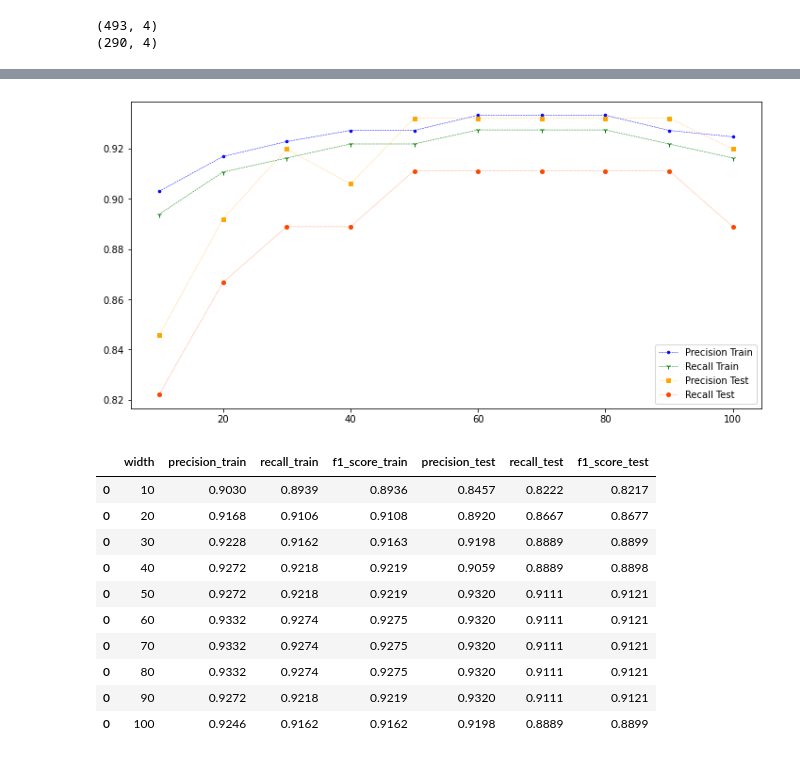
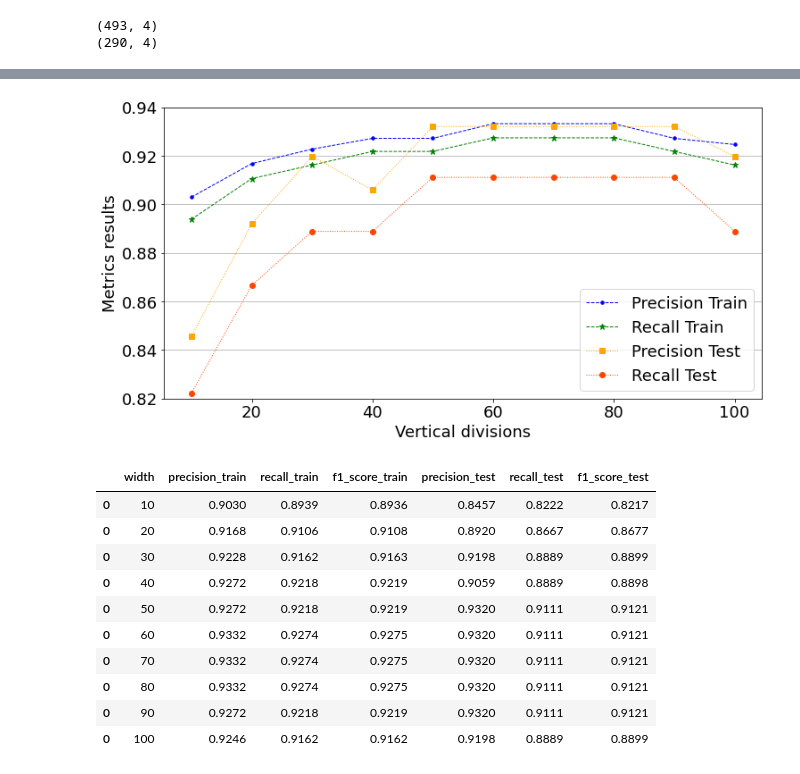
Before and after one commit to ULE-Informatica/burr_detection, a Jupyter notebook: info_data.ipynb, the cells around one changed output, grey strips where cells are left out. Cells and saved outputs as stored; diff of their text form; code cells hidden in the pictures.

Commit message:
Update results

```diff
--- a/info_data.ipynb
+++ b/info_data.ipynb
@@ -98,39 +98,43 @@ for w in range(0,len(widths)):
     recall_test = (recall_score(y_test, y_predict, average='weighted'))
     f1_score_test = f1_score(y_test, y_predict, average='weighted')
     data_row= [ widths[w], precision_train, recall_train,precision_test,recall_test, f1_score_train, f1_score_test]
     info_results.append(data_row)
     info_results =pd.DataFrame(info_results, columns=['width','precision_train', 'recall_train', 'precision_test','recall_test', 'f1_score_train', 'f1_score_test'])
     final_data = pd.concat([final_data, info_results])
 
 max_value = final_data[['precision_train', 'recall_train', 'f1_score_train', 'precision_test', 'recall_test', 'f1_score_test']].values.max() + 0.01
 min_value = final_data[['precision_train', 'recall_train', 'f1_score_train', 'precision_test', 'recall_test', 'f1_score_test']].values.min() - 0.01
 
+plt.rcParams.update({'font.size': 18})
 fig, axs = plt.subplots(1,1, figsize=(12,6))
 #axs.title.set_text("Train results")
-axs.plot(final_data.width,final_data.precision_train,marker='.',linestyle='dashed', color='blue',linewidth=0.5,markersize=5, label='Precision Train')
-axs.plot(final_data.width,final_data.recall_train,marker='1',linestyle='dashed',color='green',linewidth=0.5,markersize=5, label='Recall Train')
+axs.plot(final_data.width,final_data.precision_train,marker='.',linestyle='dashed', color='blue',linewidth=1,markersize=7, label='Precision Train')
+axs.plot(final_data.width,final_data.recall_train,marker='*',linestyle='dashed',color='green',linewidth=1,markersize=7, label='Recall Train')
 #axs.plot(final_data.width,final_data.f1_score_train,marker='*',linestyle='dashed',color='orange',linewidth=0.5,markersize=5, label='F1-Score Train')
 #axs.legend()
 #axs.set_ylim([min_value, max_value])
 
 #axs.title.set_text("Test results")
-axs.plot(final_data.width,final_data.precision_test,marker='s',linestyle='dotted', color='orange',linewidth=0.5,markersize=4, label='Precision Test')
-axs.plot(final_data.width,final_data.recall_test,marker='o',linestyle='dotted',color='orangered',linewidth=0.5,markersize=4, label='Recall Test')
+axs.plot(final_data.width,final_data.precision_test,marker='s',linestyle='dotted', color='orange',linewidth=1,markersize=6, label='Precision Test')
+axs.plot(final_data.width,final_data.recall_test,marker='o',linestyle='dotted',color='orangered',linewidth=1,markersize=6, label='Recall Test')
 #axs.plot(final_data.width,final_data.f1_score_test,marker='*',linestyle='dotted',color='orange',linewidth=0.5,markersize=5, label='F1-Score Test')
 axs.legend()
 #axs.set_ylim([min_value, max_value])
 
-
+axs.set_ylim([0.82,0.94])
+axs.set_xlabel('Vertical divisions')
+axs.set_ylabel('Metrics results')
+axs.grid(axis = 'y')
 plt.savefig('final_results.jpg', dpi=200, bbox_inches='tight', pad_inches=0)
 plt.show()
 
 final_data = final_data.reindex(['width', 'precision_train', 'recall_train', 'f1_score_train', 'precision_test', 'recall_test', 'f1_score_test'], axis=1)
 #final_data = final_data.sort_values(by=['f1_score_test', 'f1_score_train'], ascending=False)
 final_data = final_data.round(4)
 final_data.to_latex('final_data.txt', index = False)
 final_data
 # %% [output]
-[figure, old version]
+[figure, new version]
 |  | width | precision_train | recall_train | f1_score_train | precision_test | recall_test | f1_score_test |
 | 0 | 10 | 0.9030 | 0.8939 | 0.8936 | 0.8457 | 0.8222 | 0.8217 |
 | 0 | 20 | 0.9168 | 0.9106 | 0.9108 | 0.8920 | 0.8667 | 0.8677 |
```
Also changed, not shown: parts of 2 cells of this notebook, 2 other files.
